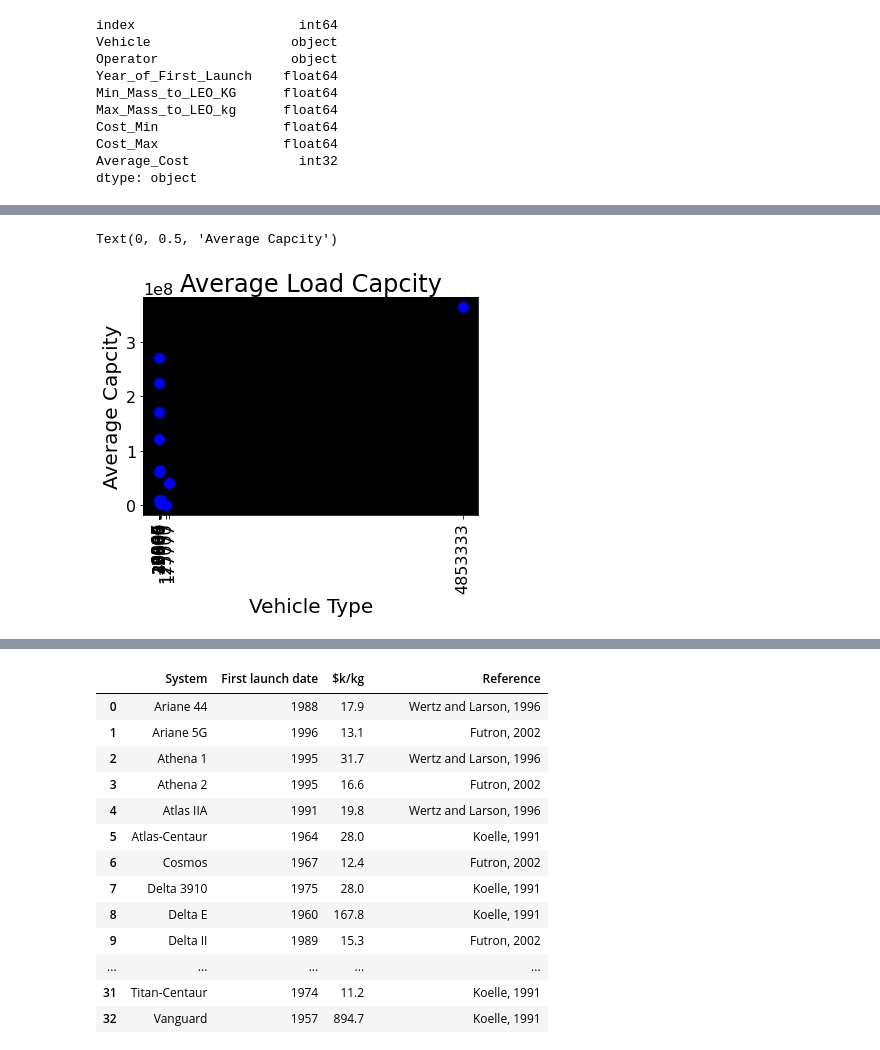
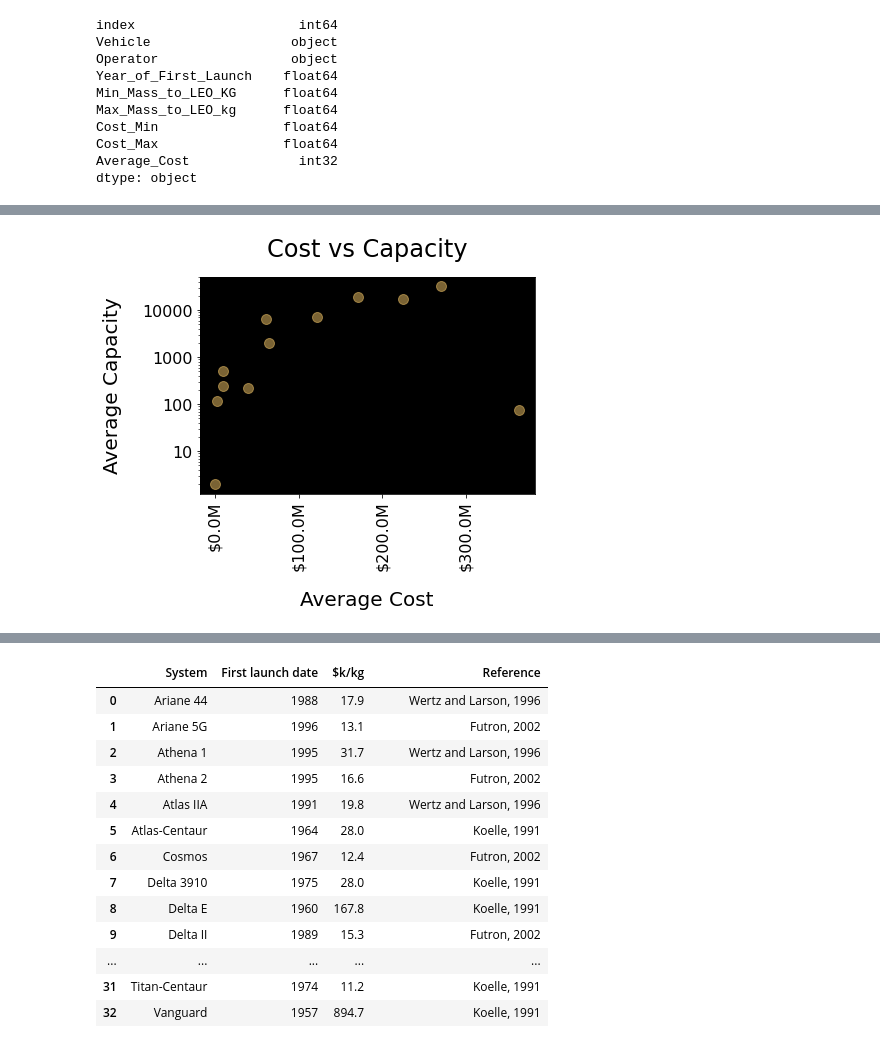
Before and after one commit to alejandrowaring/space-cadets-data-analysis, a Jupyter notebook: Cost_base_AN.ipynb, the cells around one changed output, grey strips where cells are left out. Drawn from its saved outputs; the diff is of its cells as text; code cells hidden in the pictures.

```diff
--- a/Cost_base_AN.ipynb
+++ b/Cost_base_AN.ipynb
@@ -277,5 +289,5 @@ Text(0, 0.5, 'Average Capcity')
 # %%
-clean_set_one['Average_Per_KG'] = clean_set_one['Average_Cost']/clean_set_one['Average_Capcity']
+clean_set_one['Average_Per_KG'] = clean_set_one['Average_Cost']/clean_set_one['Average_Capacity']
 clean_set_one['Average_Per_KG'] = clean_set_one['Average_Per_KG'].astype(int)
 clean_set_one
 # %% [output]
@@ -292,18 +304,28 @@ clean_set_one
 | 9 | 9 | LauncherOne | Virgin Orbit | 2017.0 | 0.0 | 500.0 | 10000000.0 | ... |
 | 10 | 13 | Vector R/H | Vector Space Systems | 2017.0 | 60.0 | 110.0 | 3000000.0 | ... |
 | 11 | 14 | Vulcan | ULA | 2019.0 | 9370.0 | 18510.0 | 85000000.0 | ... |
-# %%
-vehicle_type = clean_set_one['Average_Per_KG']
-cost_Kg = clean_set_one['Average_Cost']
-
-plt.scatter(vehicle_type,cost_Kg,color='b',)
-plt.xticks(vehicle_type,rotation=90)
-plt.title("Average Load Capcity")
-plt.xlabel("Vehicle Type")
-plt.ylabel("Average Capcity")
-# %% [output]
-Text(0, 0.5, 'Average Capcity')
-[figure, removed]
+# %%
+from matplotlib.ticker import FuncFormatter
+def millions(x, pos):
+    'The two args are the value and tick position'
+    #return '$%1.1fM' % (x * 1e-6)
+    return f'${x * 1e-6:1.1f}M'
+formatter = FuncFormatter(millions)
+plt.scatter(clean_set_one['Average_Cost'],clean_set_one['Average_Capacity'], alpha= 0.5)
+ax=plt.gca()
+ax.set_yscale('log')
+
+ax.yaxis.set_major_formatter(mticker.ScalarFormatter())
+ax.yaxis.get_major_formatter().set_scientific(False)
+ax.yaxis.get_major_formatter().set_useOffset(False)
+ax.xaxis.set_major_formatter(formatter)
+ax.tick_params(axis='x',labelrotation=90)
+plt.title("Cost vs Capacity", pad=20)
+plt.xlabel("Average Cost", labelpad=20)
+plt.ylabel("Average Capacity", labelpad=20)
+plt.show()
+# %% [output]
+[figure, added]
 # %%
 clean_set_two = clean_set_one.copy()
 clean_set_two
```
Also changed, not shown: parts of 15 cells of this notebook, 9 other files.
